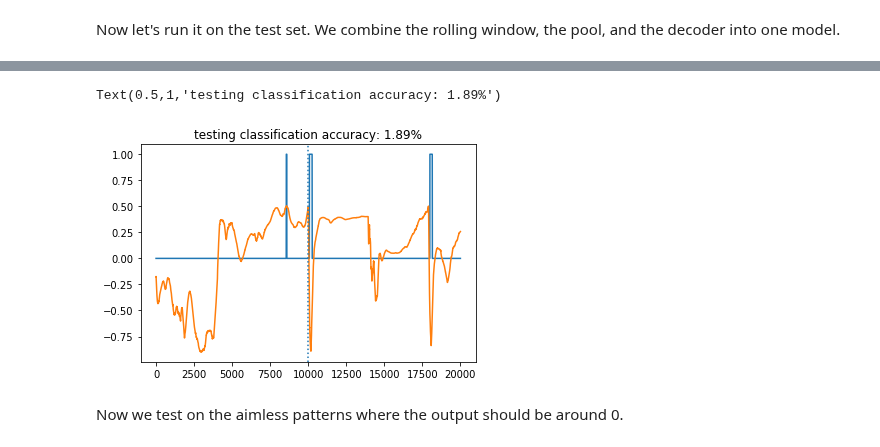
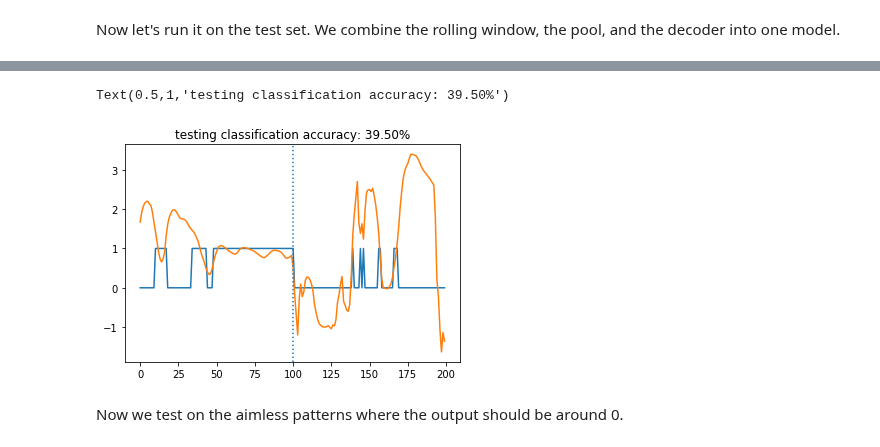
Before and after one commit to maddybartlett/NEN001, a Jupyter notebook: PatternInterpolation_Batch.ipynb, the cells around one changed output, grey strips where cells are left out. Cells and saved outputs as stored; diff of their text form; code cells hidden in the pictures.

Commit message:
20x30 second batch vs. 60 seconds

```diff
--- a/PatternInterpolation_Batch.ipynb
+++ b/PatternInterpolation_Batch.ipynb
@@ -152,7 +152,7 @@ plt.axvline(int(len(training)/2), ls=':')
 Feed the training data into the network and record what information would be fed into the pool.
 # %%
 ############ TRAINING WITH 80% ############
-num_epochs = 5 #20x30 seconds = 600 seconds training
+num_epochs = 2 #20x30 seconds = 600 seconds training
 batch_size = int(T_train*30)
 batch = 0
 
@@ -299,8 +377,8 @@ with test_net:
     result = nengo.Node(None, size_in=1)
     nengo.Connection(pool.neurons, result, transform=dec.T, synapse=None)
 
-    p_test_result = nengo.Probe(result)
-    p_test_result_sample = nengo.Probe(result, sample_every = 0.01)
+    #p_test_result = nengo.Probe(result)
+    p_test_result_sample = nengo.Probe(result, sample_every = 0.1)
 
 
 test_sim = nengo.Simulator(test_net)
@@ -315,21 +393,21 @@ HtmlProgressBar cannot be displayed. Please use the TerminalProgressBar. It can
 # %%
 N = int(T_test*1000)
 
-v = test_sim.data[p_test_result]
+v = test_sim.data[p_test_result_sample]
 classify1 = np.isclose(v[:N], 1, atol=0.5)
 classify2 = np.isclose(v[N:], -1, atol=0.5)
 classify = np.append(classify1, classify2)
 score_test = np.mean(classify)
 
 classify_score[1]=score_test
 
 plt.plot(classify)
 plt.plot(v)
 plt.axvline(int(len(classify)/2), ls=':')
 plt.title('testing classification accuracy: %1.2f%%' % (score_test*100))
 # %% [output]
-Text(0.5,1,'testing classification accuracy: 1.89%')
+Text(0.5,1,'testing classification accuracy: 39.50%')
-[figure, old version]
+[figure, new version]
 # %% [markdown]
 Now we test on the aimless patterns where the output should be around 0.
 # %%
```
Also changed, not shown: parts of 7 cells of this notebook, 1 other file.
